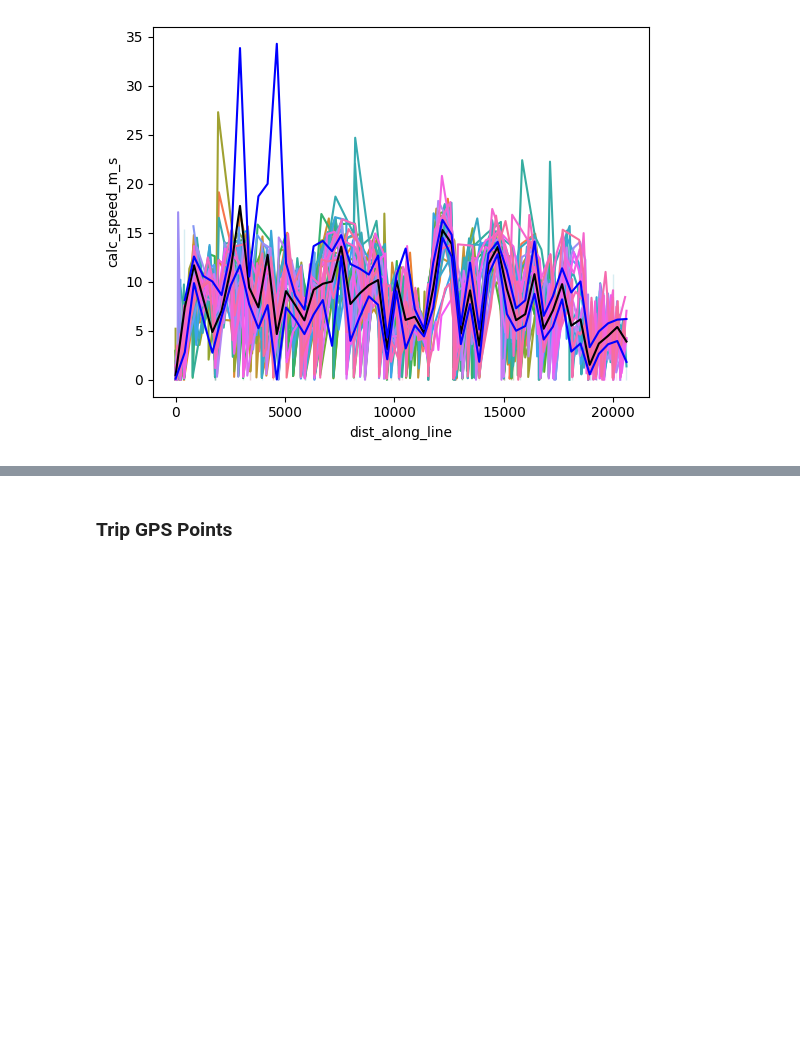
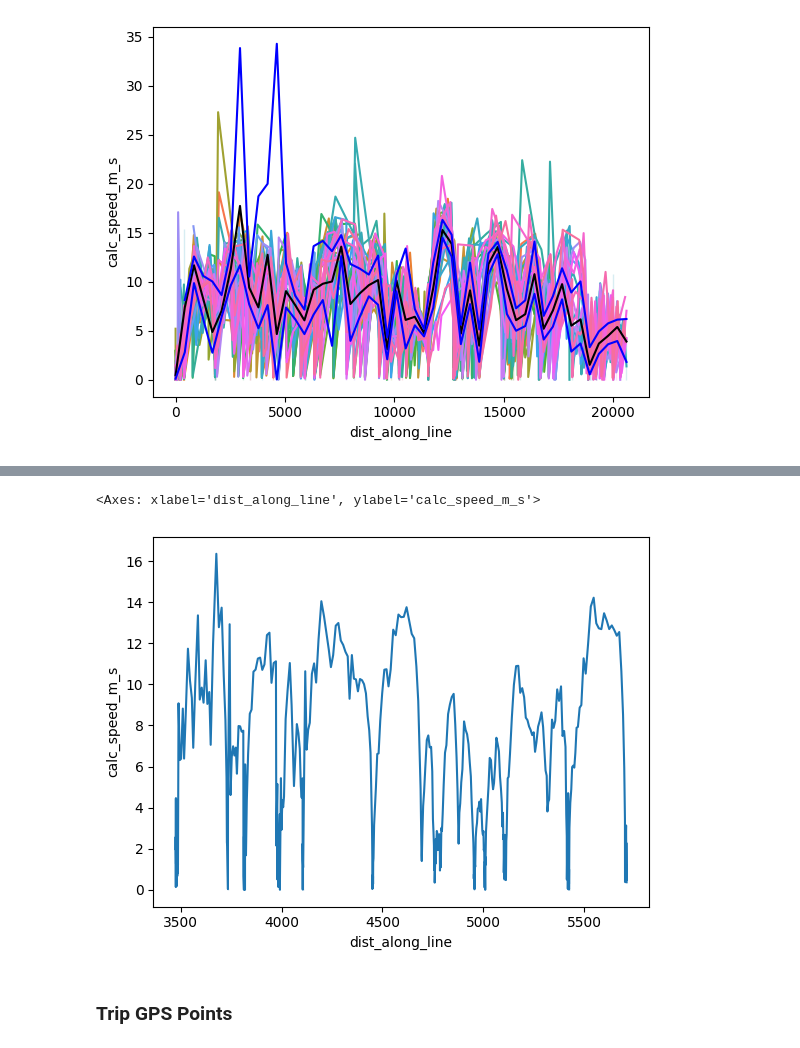
Before and after one commit to zackAemmer/open_bus_tools, a Jupyter notebook: notebooks/create_drive_cycle.ipynb, the cells around one changed output, grey strips where cells are left out. Saved outputs shown, nothing was run; the diff lists cells and outputs as text; code cells hidden in the pictures; blank space fills up the shorter version.

```diff
--- a/notebooks/create_drive_cycle.ipynb
+++ b/notebooks/create_drive_cycle.ipynb
@@ -128,3 +146,8 @@ sns.lineplot(x=eval_x, y=bottom, color='blue', ax=axes)
+# %%
+sns.lineplot(data_phone, x='dist_along_line', y='calc_speed_m_s')
+# %% [output]
+<Axes: xlabel='dist_along_line', ylabel='calc_speed_m_s'>
+[figure, added]
 # %% [markdown]
 ### Trip GPS Points
 # %%
```
Also changed, not shown: parts of 5 cells of this notebook, 3 other files.
